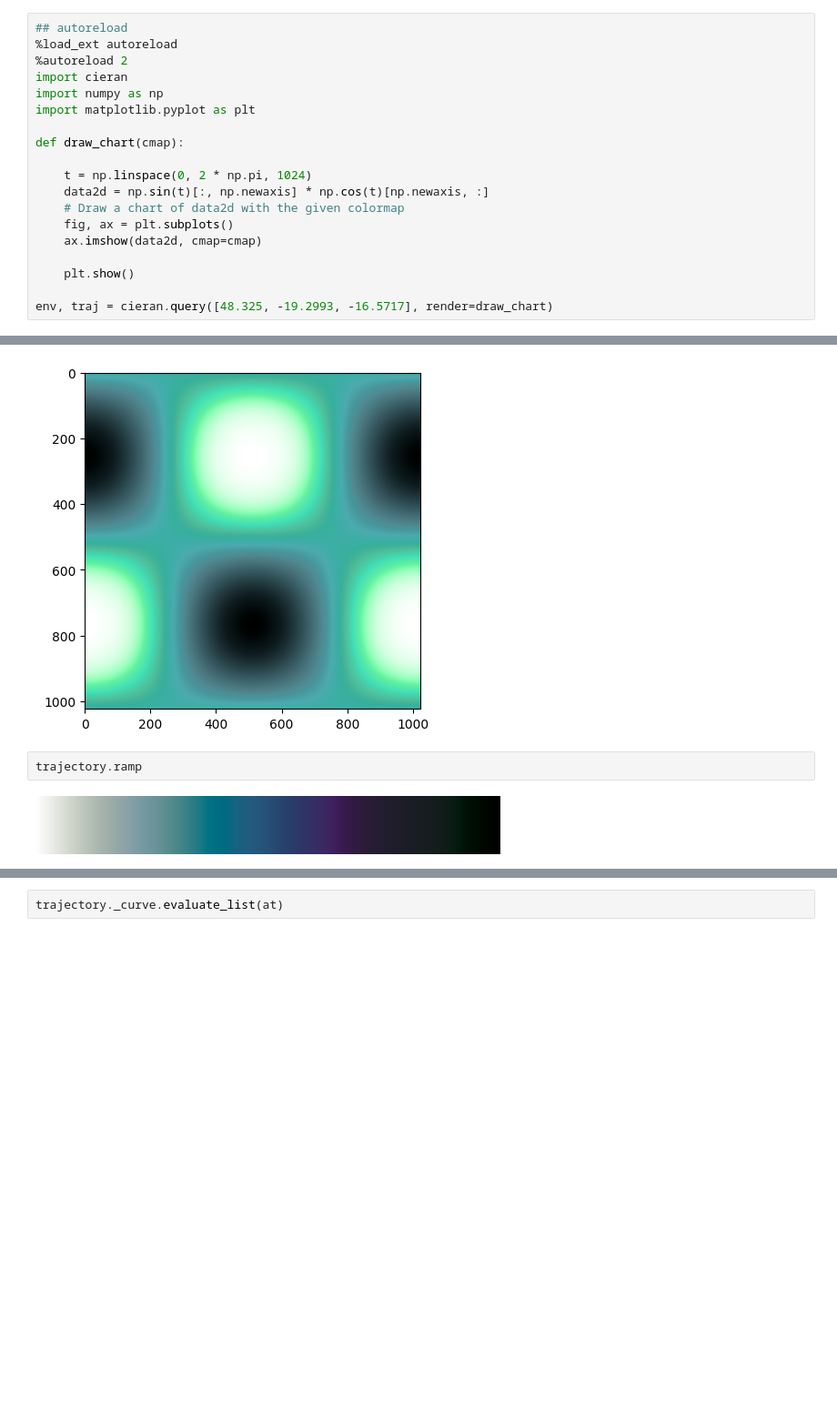
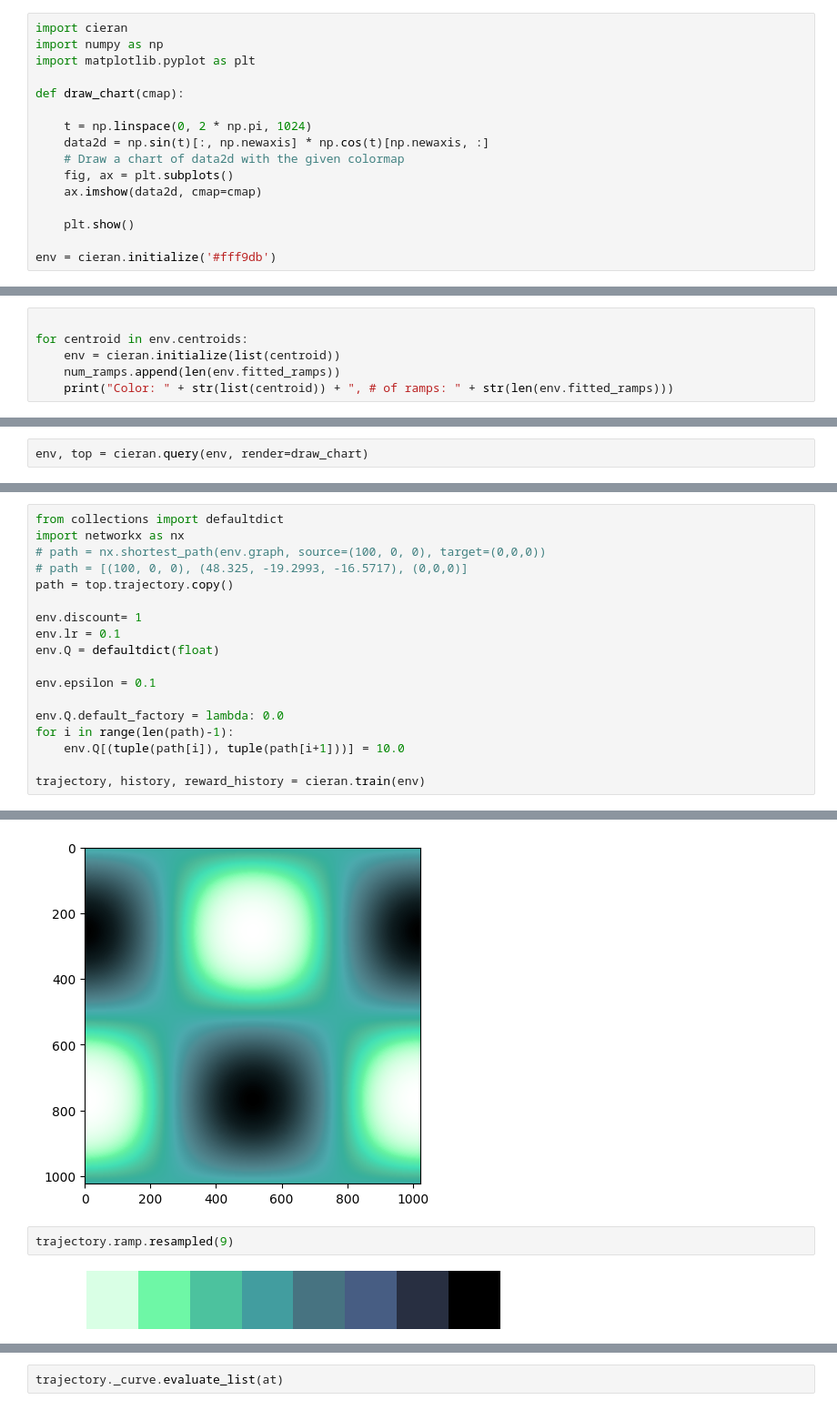
Before and after one commit to matthhong/cieran, a Jupyter notebook: test.ipynb, the cells around one changed output, grey strips where cells are left out. Shown at 91% size. Cells and saved outputs as stored; diff of their text form; blank space fills up the shorter version.

```diff
--- a/test.ipynb
+++ b/test.ipynb
@@ -3,7 +16,4 @@ import cieran
 # %%
-## autoreload
-%load_ext autoreload
-%autoreload 2
 import cieran
 import numpy as np
 import matplotlib.pyplot as plt
@@ -18,4 +28,4 @@ def draw_chart(cmap):
 
     plt.show()
 
-env, traj = cieran.query([48.325, -19.2993, -16.5717], render=draw_chart)
+env = cieran.initialize('#fff9db')
@@ -43,0 +62,6 @@ traj.trajectory
+# %%
+
+for centroid in env.centroids:
+    env = cieran.initialize(list(centroid))
+    num_ramps.append(len(env.fitted_ramps))
+    print("Color: " + str(list(centroid)) + ", # of ramps: " + str(len(env.fitted_ramps)))
@@ -43,0 +70,2 @@ traj.trajectory
+# %%
+env, top = cieran.query(env, render=draw_chart)
@@ -82,0 +100,18 @@ array([0.24064693, 0.46629767, 0.154444  , 0.16345701, 0.28954576])
+# %%
+from collections import defaultdict
+import networkx as nx
+# path = nx.shortest_path(env.graph, source=(100, 0, 0), target=(0,0,0))
+# path = [(100, 0, 0), (48.325, -19.2993, -16.5717), (0,0,0)]
+path = top.trajectory.copy()
+
+env.discount= 1
+env.lr = 0.1
+env.Q = defaultdict(float)
+
+env.epsilon = 0.1
+
+env.Q.default_factory = lambda: 0.0
+for i in range(len(path)-1):
+    env.Q[(tuple(path[i]), tuple(path[i+1]))] = 10.0
+
+trajectory, history, reward_history = cieran.train(env)
@@ -206,6 +232,6 @@ draw_chart(traj.ramp)
 # %% [output]
 [figure]
 # %%
-trajectory.ramp
+trajectory.ramp.resampled(9)
 # %% [output]
-[figure, old version]
+[figure, new version]
```
Also changed, not shown: parts of 27 cells of this notebook, 14 other files.
